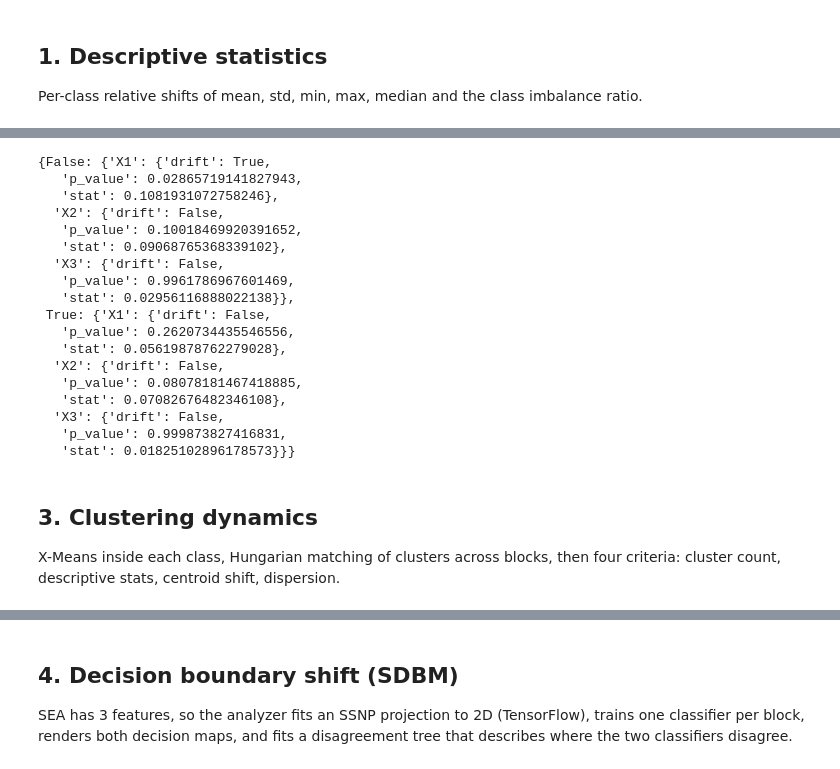
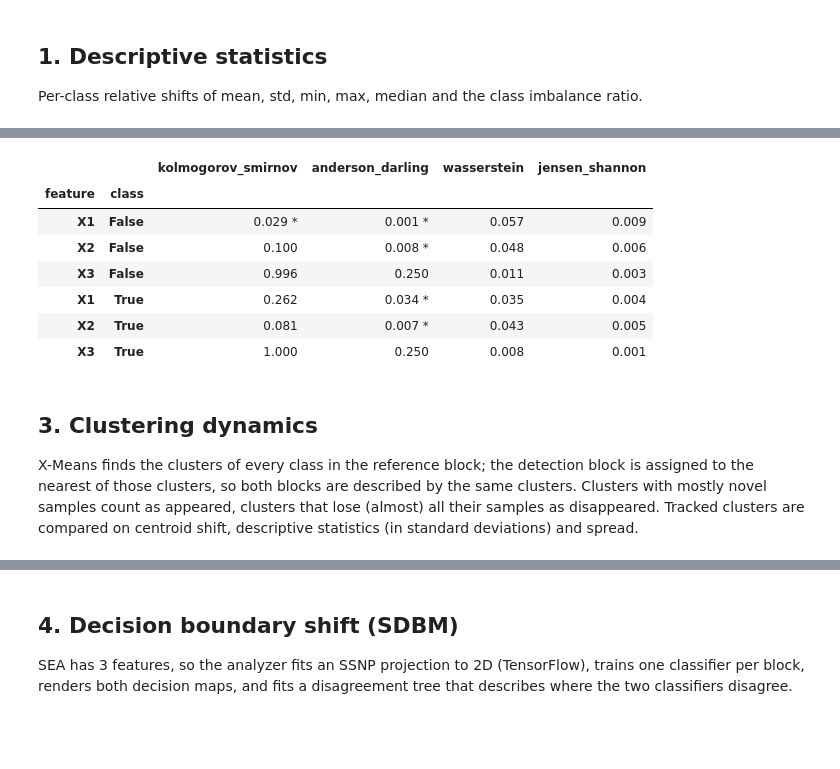
Before and after one commit to KubaCzech/STRIDE, a Jupyter notebook: notebooks/xai_api_usage.ipynb, the cells around one changed output, grey strips where cells are left out. Saved outputs shown, nothing was run; the diff lists cells and outputs as text; code cells hidden in the pictures; blank space fills up the shorter version.

```diff
--- a/notebooks/xai_api_usage.ipynb
+++ b/notebooks/xai_api_usage.ipynb
@@ -99,6 +97,13 @@ Two-sample tests and divergences on class-conditional marginals P(X | Y=y).
 # %%
 from stride.xai.stats import StatisticalTestsDriftDetector, StatisticalTestType
 
+TESTS = [
+    StatisticalTestType.KolmogorovSmirnov,
+    StatisticalTestType.AD,
+    StatisticalTestType.WassersteinDistance,
+    StatisticalTestType.JensenShannon,
+]
+VALUE_KEYS = {"kolmogorov_smirnov": "p_value", "anderson_darling": "p_value", "wasserstein": "wd", "jensen_shannon": "js_div"}
+
 tests = StatisticalTestsDriftDetector(X_ref, y_ref, X_det, y_det)
-print("Drift:", tests.detect(StatisticalTestType.All))
-pd.Series(tests.drift_flags, name="drift")
+tests.detect(TESTS);
@@ -114,30 +110,33 @@ Name: drift, dtype: bool
 # %%
-# Per-test, per-class, per-feature diagnostics, e.g. Kolmogorov-Smirnov:
-tests.drift_details[StatisticalTestType.KolmogorovSmirnov.value]
+# Per-test, per-class, per-feature diagnostics in `drift_details[test][class][feature]`.
+# Values per (feature, class) pair; flagged ones marked with *:
+pd.DataFrame(
+    {
+        test: {
+            (feature, str(cl)): f"{d[VALUE_KEYS[test]]:.3f}" + (" *" if d["drift"] else "")
+            for cl, per_feature in tests.drift_details[test].items()
+            for feature, d in per_feature.items()
+        }
+        for test in VALUE_KEYS
+    }
+).rename_axis(["feature", "class"])
 # %% [output]
-{False: {'X1': {'drift': True,
-   'p_value': 0.02865719141827943,
-   'stat': 0.1081931072758246},
-  'X2': {'drift': False,
-   'p_value': 0.10018469920391652,
-   'stat': 0.09068765368339102},
-  'X3': {'drift': False,
-   'p_value': 0.9961786967601469,
-   'stat': 0.02956116888022138}},
- True: {'X1': {'drift': False,
-   'p_value': 0.2620734435546556,
-   'stat': 0.05619878762279028},
-  'X2': {'drift': False,
-   'p_value': 0.08078181467418885,
-   'stat': 0.07082676482346108},
-  'X3': {'drift': False,
-   'p_value': 0.999873827416831,
-   'stat': 0.01825102896178573}}}
+|  |  | kolmogorov_smirnov | anderson_darling | wasserstein | jensen_shannon |
+| feature | class |  |  |  |  |
+| X1 | False | 0.029 * | 0.001 * | 0.057 | 0.009 |
+| X2 | False | 0.100 | 0.008 * | 0.048 | 0.006 |
+| X3 | False | 0.996 | 0.250 | 0.011 | 0.003 |
+| X1 | True | 0.262 | 0.034 * | 0.035 | 0.004 |
+| X2 | True | 0.081 | 0.007 * | 0.043 | 0.005 |
+| X3 | True | 1.000 | 0.250 | 0.008 | 0.001 |
 # %% [markdown]
 ## 3. Clustering dynamics
 
-X-Means inside each class, Hungarian matching of clusters across blocks, then four
-criteria: cluster count, descriptive stats, centroid shift, dispersion.
+X-Means finds the clusters of every class in the reference block; the detection block is
+assigned to the nearest of those clusters, so both blocks are described by the same
+clusters. Clusters with mostly novel samples count as appeared, clusters that lose
+(almost) all their samples as disappeared. Tracked clusters are compared on centroid
+shift, descriptive statistics (in standard deviations) and spread.
 # %%
 from stride.xai.clustering import ClusterBasedDriftDetector
 
```
Also changed, not shown: parts of 23 cells of this notebook, 1 other file.
